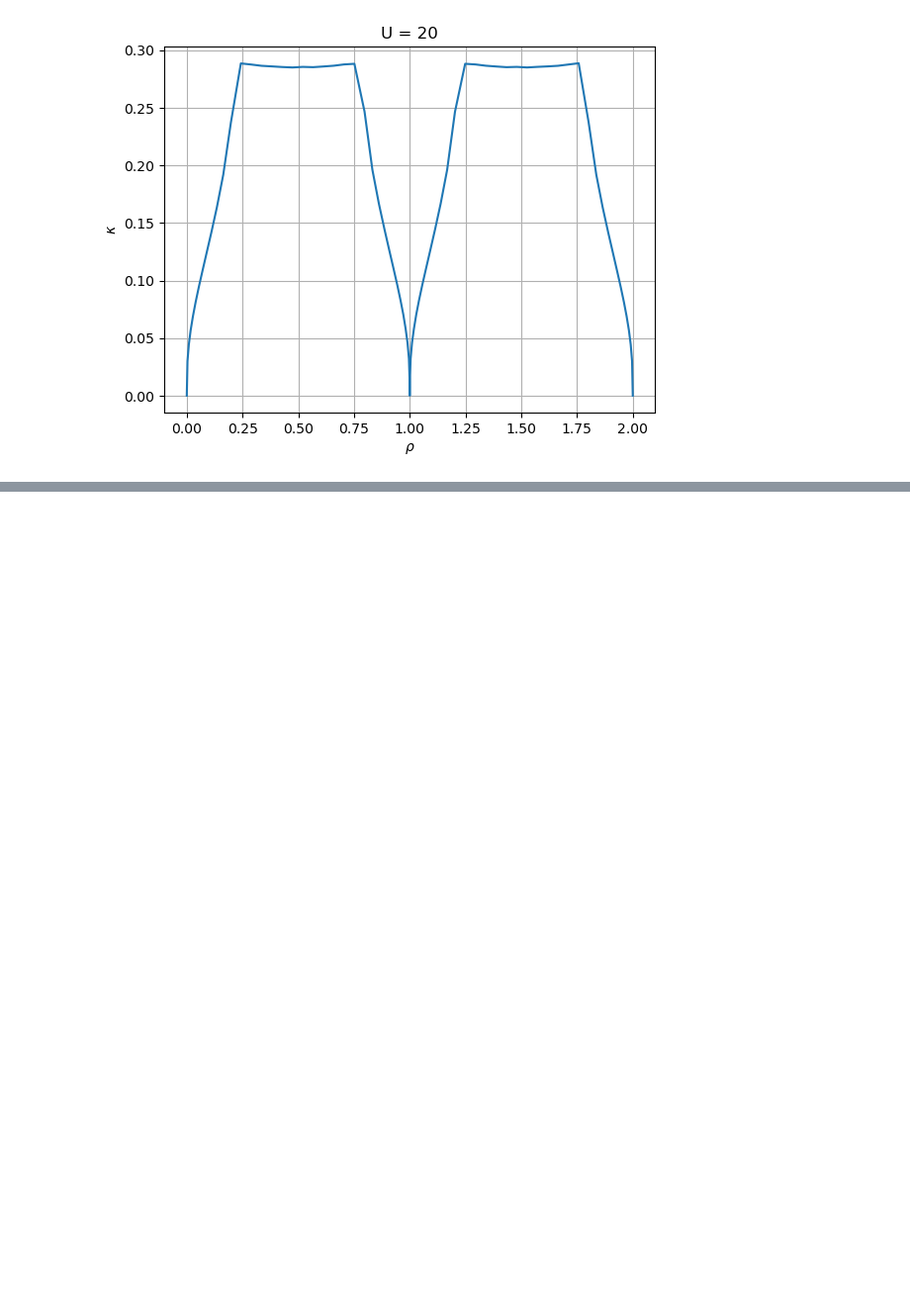
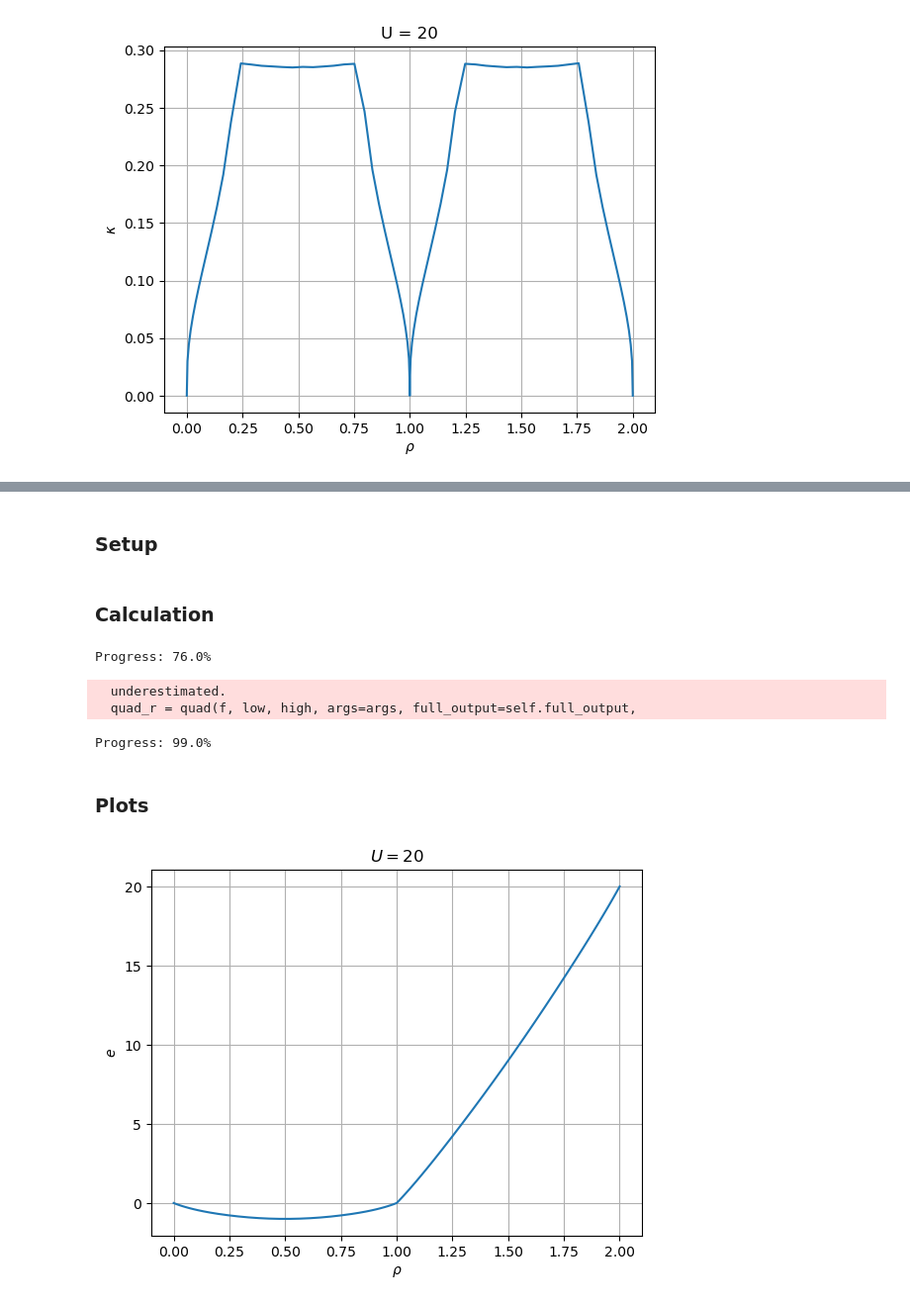
Before and after one commit to janjhch/bachelorthesis, a Jupyter notebook: ground_state/gs_chem_pot_energy_3D.ipynb, the cells around one changed output, grey strips where cells are left out. Shown at 99% size. Saved outputs shown, nothing was run; the diff lists cells and outputs as text; code cells hidden in the pictures; blank space fills up the shorter version.

```diff
--- a/ground_state/gs_chem_pot_energy_3D.ipynb
+++ b/ground_state/gs_chem_pot_energy_3D.ipynb
@@ -977,0 +980,53 @@ one_plot(rho_U20, kappa_U20, r'$\rho$', r'$\kappa$', r'U = 20')
+# %% [markdown]
+### Setup
+# %%
+def J_1(x):
+    if np.abs(x) < (2 * t):
+        return - np.sqrt((2 * t)**2 - x**2) / np.pi
+    else:
+        return 0
+
+def J_3(x):
+    J_1_shifted = lambda k1, k2: J_1(x + (2 * t) * (np.cos(k1) + np.cos(k2)))
+
+    integral_val = integrate.dblquad(J_1_shifted, -np.pi, np.pi, -np.pi, np.pi)
+
+    return_val = d * integral_val[0] / ((2 * np.pi)**2)
+
+    return return_val
+
+def energy_3d(mu, U):
+    if U >= 0:
+        return J_3(mu) + J_3(mu - U) + U * I_3(mu - U)
+    else:
+        return 2 * J_3(mu - U / 2) + U * I_3(mu - U / 2)
+
+def create_energy_list(mu_list, U):
+    energy_list = []
+
+    i = 0
+    N = len(mu_list)
+
+    for mu_val in mu_list:
+        print(f'\rProgress: {(i / N * 100):.1f}%{' ' * 20}', end="", flush=True)
+        i += 1
+
+        e_val = energy_3d(mu_val, U)
+        energy_list.append(e_val)
+
+    return energy_list
+# %% [markdown]
+### Calculation
+# %%
+energy_U20 = create_energy_list(mu_U20, 20)
+# %% [output]
+Progress: 76.0%
+  underestimated.
+  quad_r = quad(f, low, high, args=args, full_output=self.full_output,
+Progress: 99.0%
+# %% [markdown]
+### Plots
+# %%
+one_plot(rho_U20, energy_U20, r'$\rho$', r'$e$', r'$U = 20$')
+# %% [output]
+[figure, added]
```
Also changed, not shown: parts of 4 cells of this notebook.
